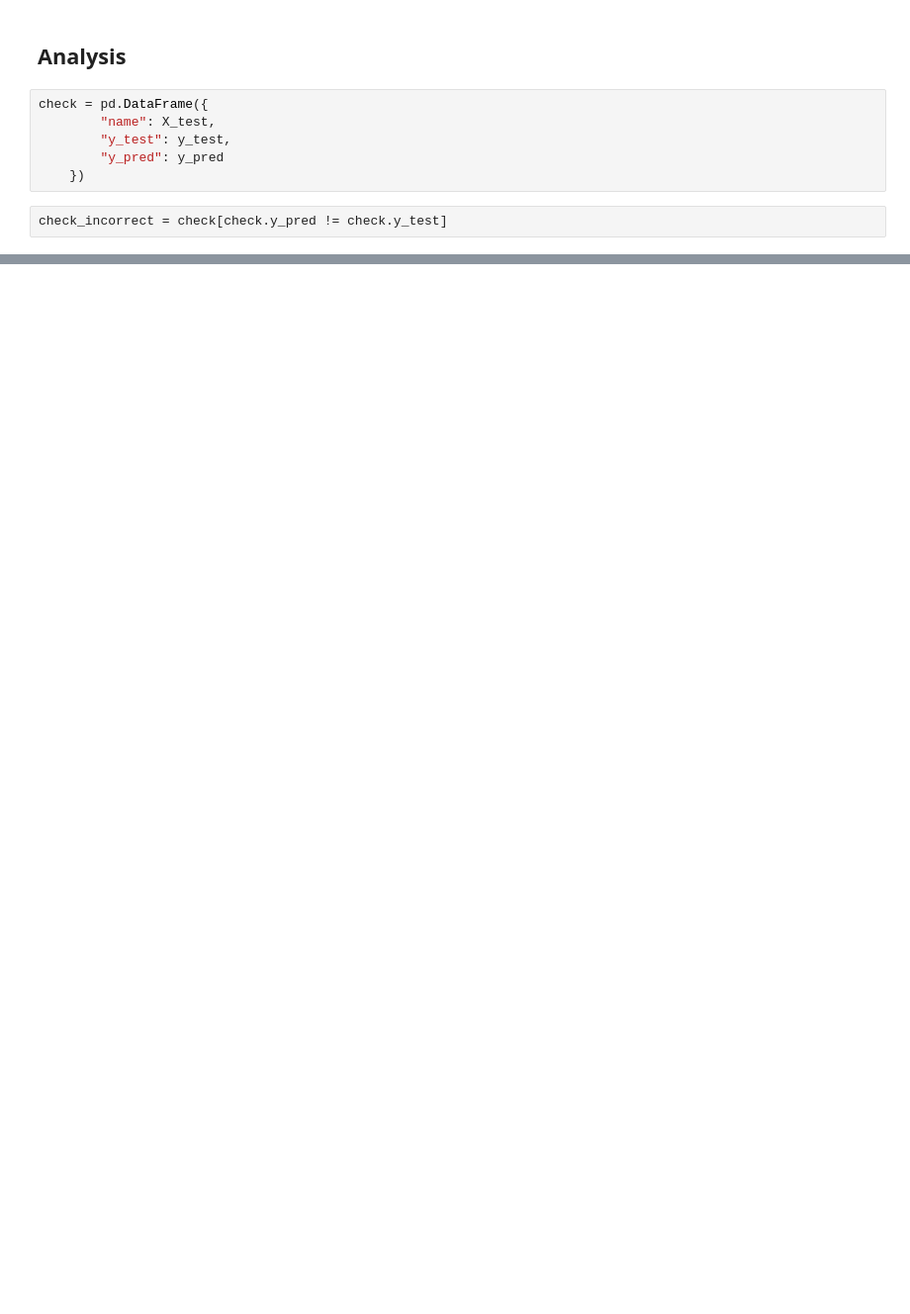
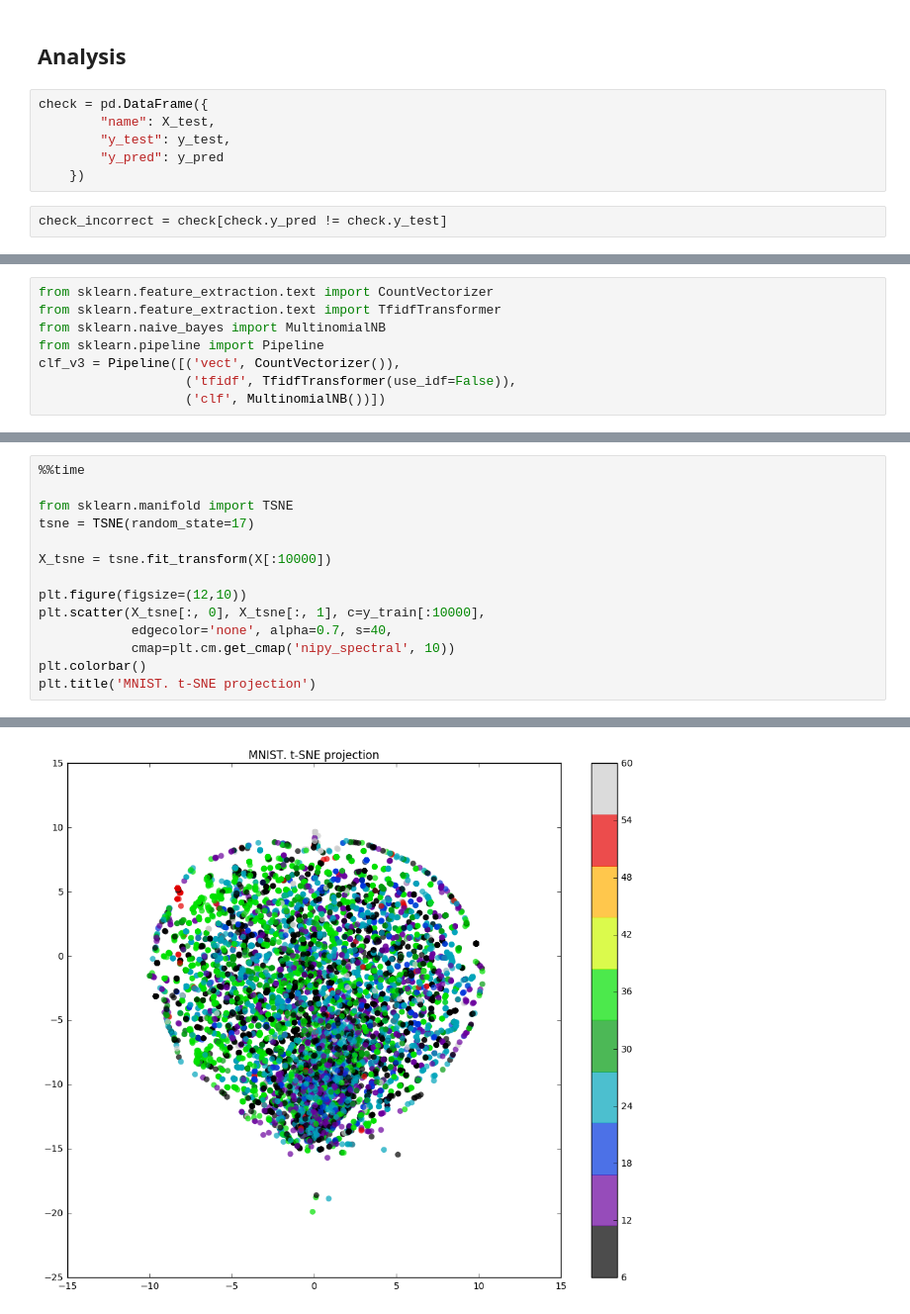
Before and after one commit to naidenovaleksei/boosters-evotor, a Jupyter notebook: common.ipynb, the cells around one changed output, grey strips where cells are left out. Shown: that part at 99% size. Drawn from its saved outputs; the diff is of its cells as text; blank space fills up the shorter version.

```diff
--- a/common.ipynb
+++ b/common.ipynb
@@ -96,0 +109,8 @@ Name: link, dtype: int64
+# %%
+from sklearn.feature_extraction.text import CountVectorizer
+from sklearn.feature_extraction.text import TfidfTransformer
+from sklearn.naive_bayes import MultinomialNB
+from sklearn.pipeline import Pipeline
+clf_v3 = Pipeline([('vect', CountVectorizer()),
+                   ('tfidf', TfidfTransformer(use_idf=False)),
+                   ('clf', MultinomialNB())])
@@ -96,0 +219,15 @@ Name: link, dtype: int64
+# %%
+%%time
+
+from sklearn.manifold import TSNE
+tsne = TSNE(random_state=17)
+
+X_tsne = tsne.fit_transform(X[:10000])
+
+plt.figure(figsize=(12,10))
+plt.scatter(X_tsne[:, 0], X_tsne[:, 1], c=y_train[:10000],
+            edgecolor='none', alpha=0.7, s=40,
+            cmap=plt.cm.get_cmap('nipy_spectral', 10))
+plt.colorbar()
+plt.title('MNIST. t-SNE projection')
+# %% [output]
@@ -96,0 +235 @@ Name: link, dtype: int64
+[figure, added]
```
Also changed, not shown: parts of 28 cells of this notebook.
